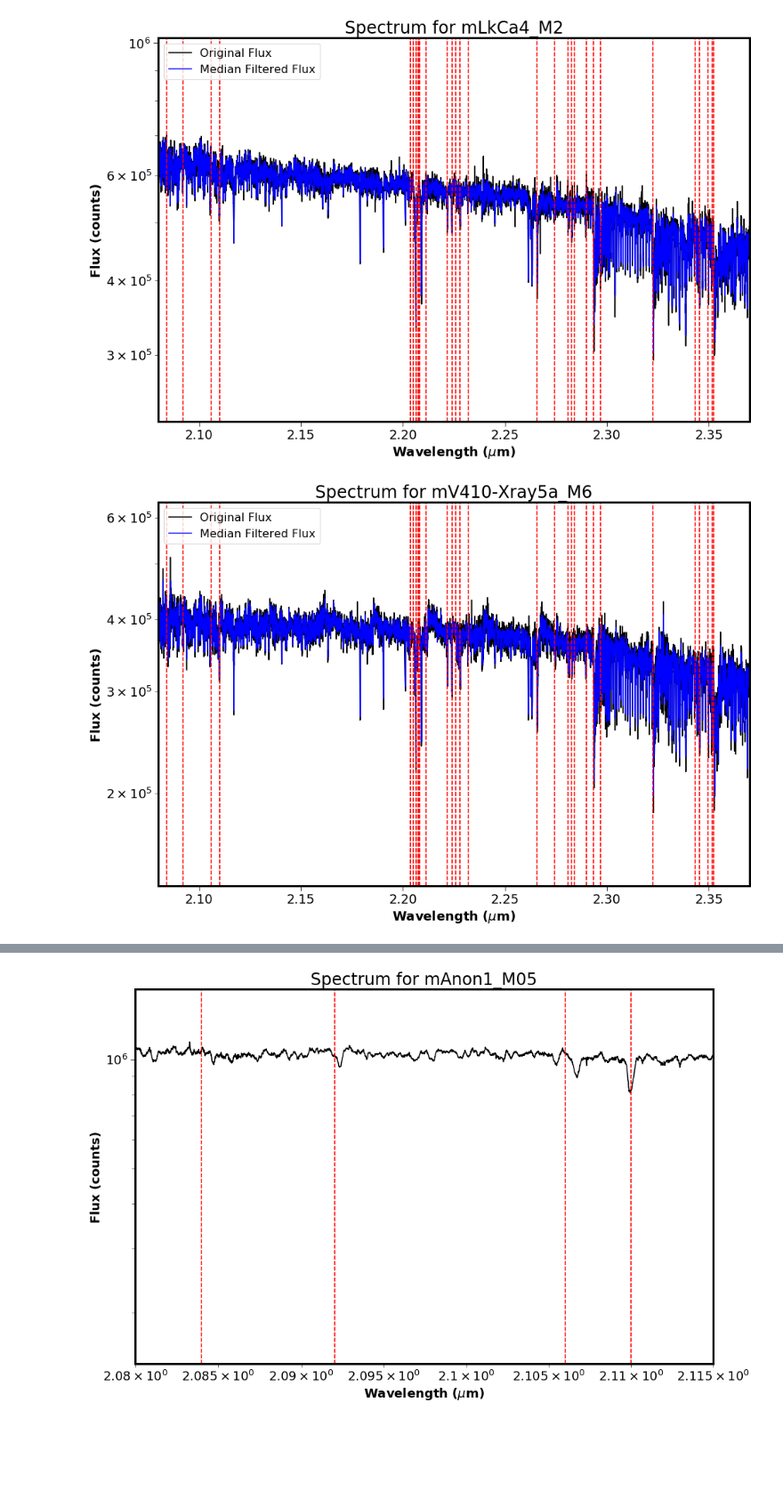
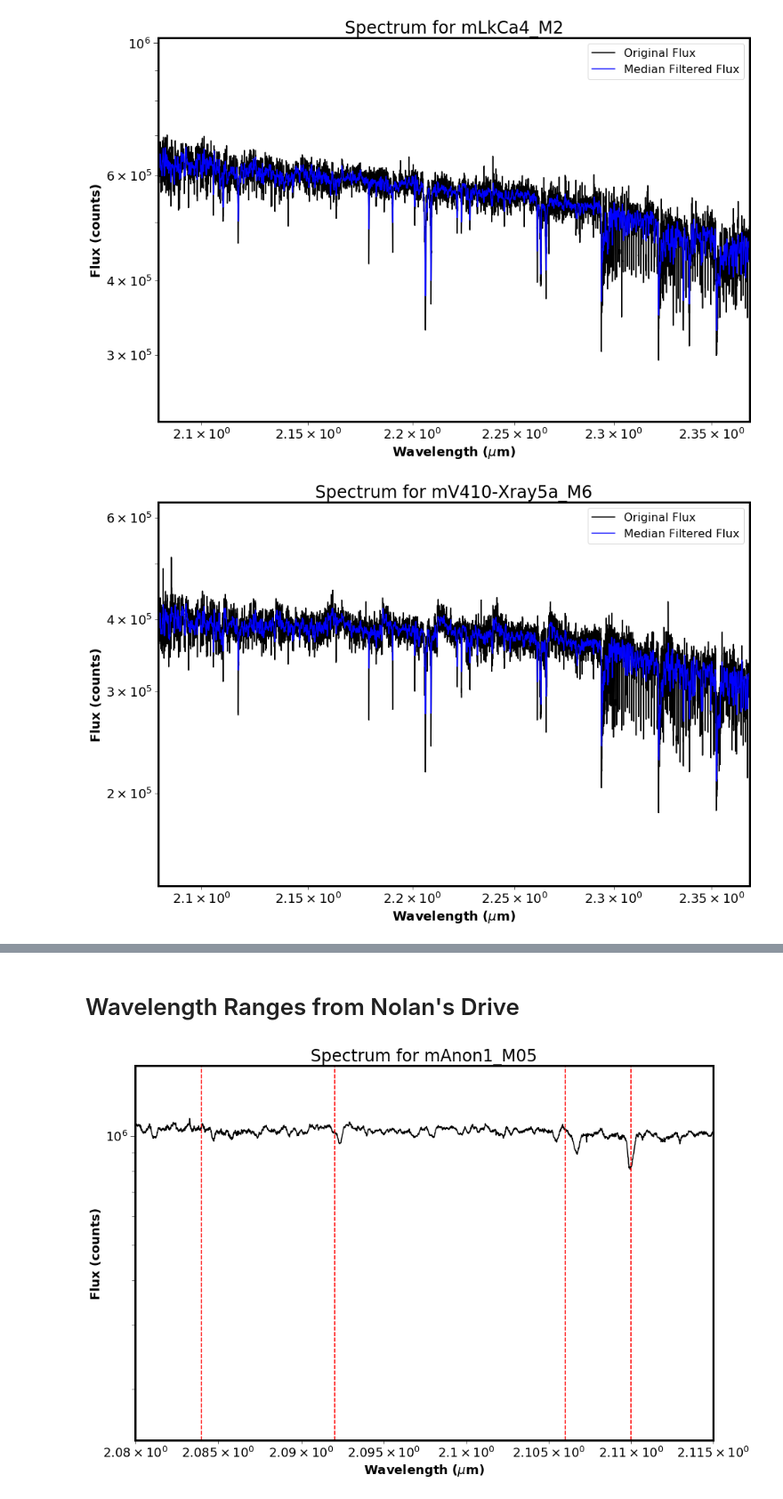
Before and after one commit to SavOliveira/IGRINS-Spectra, a Jupyter notebook: merged_standards_igrins.ipynb, the cells around one changed output, grey strips where cells are left out. Shown at 89% size. Drawn from its saved outputs; the diff is of its cells as text; code cells hidden in the pictures; blank space fills up the shorter version.

```diff
--- a/merged_standards_igrins.ipynb
+++ b/merged_standards_igrins.ipynb
@@ -107,7 +109,7 @@ lines_str = list(nir_dict.keys())
 # Wavelength values for each NIR line
 lines_wav = list(nir_dict.values())
 # %%
-from scipy.signal import medfilt
+
 
 # Iterate over the TXT files
 n = len(merged_standard_files)
@@ -117,17 +119,18 @@ for file in merged_standard_files:
     df = pd.read_csv(file, delimiter='\s+', comment='#', header=None)  # Adjust delimiter if necessary
     # For some weird reason column 3 has dtype 'object' so I change it to 'float64'
     df[2] = df[2].astype(float)
-    # Exclude any negative flux, anything with  10000 < SNR < 5 only because I don't actually know what the 3rd column is
+    # Exclude any negative flux, anything with  10000 < SNR < 5
+    # df[1] = flux df[2] = SNR per resolution element
     df = df[(df[1] > 0) & (df[2] >= 5) & (df[2] <= 10000)]
 
     # Extract wavelength and flux columns
     wavelength = df[0]
     flux = df[1]
-    # Uncertainty?
-    unc = df[2]
+    # SNR per res element
+    snr = df[2]
 
     # Apply median filtering to the flux column
-    window_size = 5  # Size of the median filter window
+    window_size = 25  # Size of the median filter window
     filtered_flux = medfilt(flux, kernel_size=window_size)
 
     # Normalize the filtered flux using min-max scaling
@@ -142,20 +145,21 @@ for file in merged_standard_files:
     ax.plot(wavelength, filtered_flux,c='blue', label='Median Filtered Flux')
 
     # Plot the normalized filtered flux
-    # ax.plot(wavelength, normalized_flux, c='black', label='Normalized Filtered Flux')
+    # ax.plot(wavelength, normalized_flux, c='darkorange', label='Normalized Filtered Flux')
 
-    # ax.set_xscale('log')
+    ax.set_xscale('log')
     ax.set_yscale('log')
 
     # Loop through NIR line dictionary and plot vertical, dashed lines at those wavelengths
     # Iterate over number of objects
-    for i in range(n):
-        # Iterate over the NIR dictionary
-        for ii in range(len(lines_wav)):
-            ax.axvline(x=lines_wav[ii],ls='dashed',color='red',alpha=0.2)
-            # ax.set_xscale('log')
-            # ax.set_yscale('log')
+    # for i in range(n):
+    #     # Iterate over the NIR dictionary
+    #     for ii in range(len(lines_wav)):
+    #         ax.axvline(x=lines_wav[ii],ls='dashed',color='red',alpha=0.2)
+    #         # ax.set_xscale('log')
+    #         # ax.set_yscale('log')
 
+    # This is the wavelength range from the proposal (Figures 7 and 8)
     ax.set_xlim(2.08,2.37)
     ax.set_xlabel('Wavelength ($\mu$m)')
     ax.set_ylabel('Flux (counts)')
@@ -182,2 +186,2 @@ for file in merged_standard_files:
-[figure, old version]
+[figure, new version]
-[figure, old version]
+[figure, new version]
@@ -185,3 +189,5 @@ for file in merged_standard_files:
+# %% [markdown]
+# Wavelength Ranges from Nolan's Drive
 # %%
 # Iterate over the TXT files
 n = len(merged_standard_files)
```
Also changed, not shown: parts of 2 cells of this notebook, 17 other files.
